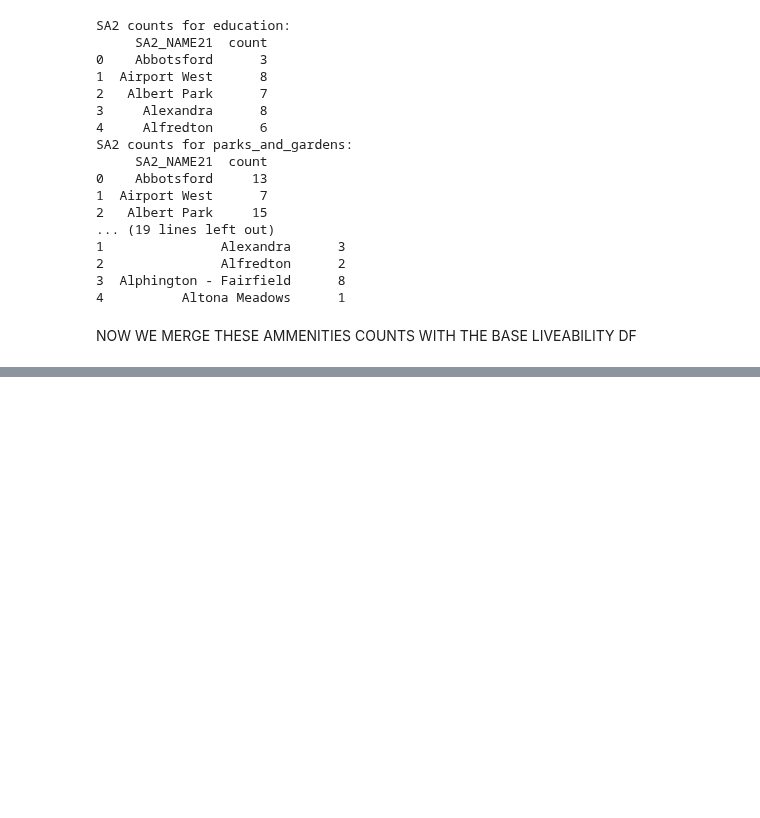
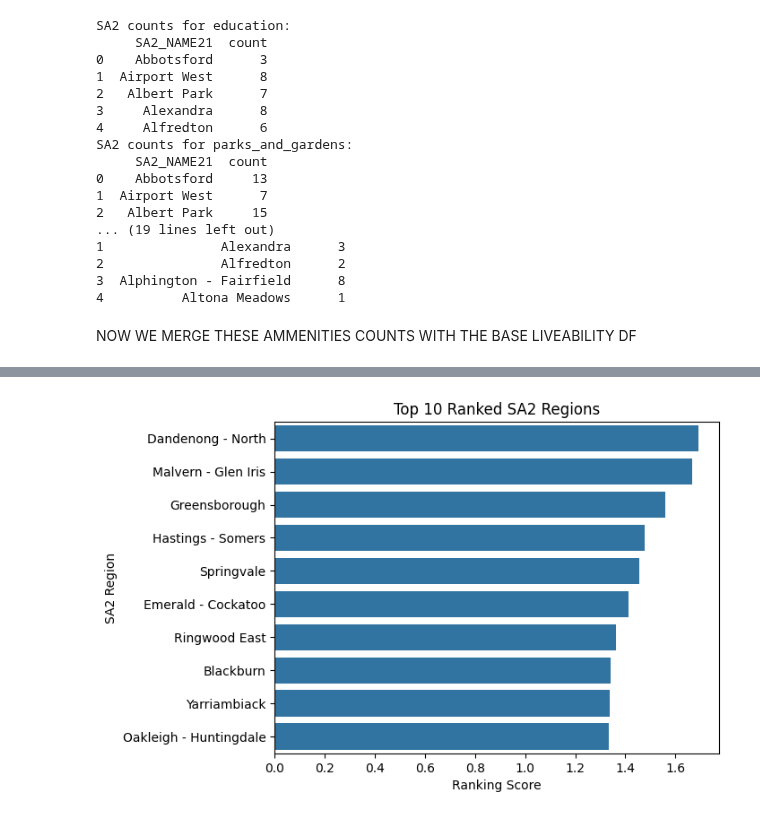
Before and after one commit to MAST30034-AppliedDataScience/project-2-group-real-estate-industry-project-31, a Jupyter notebook: notebooks/liveability_calculations.ipynb, the cells around one changed output, grey strips where cells are left out. Drawn from its saved outputs; the diff is of its cells as text; code cells hidden in the pictures; blank space fills up the shorter version.

```diff
--- a/notebooks/liveability_calculations.ipynb
+++ b/notebooks/liveability_calculations.ipynb
@@ -608,3 +608,19 @@ base_df.head()
 | 2 | Albert Park | 5590.5 | 34.666667 | 33245.0 | 18449.0 | 4.6747 | 3946.563416 | ... |
 | 3 | Alexandra | 889.0 | 29.866667 | 552.0 | 6850.0 | 2118.9554 | 3.232725 | ... |
 | 4 | Alfredton | 1323.9 | 0.000000 | 4281.0 | 16896.0 | 52.7109 | 320.540913 | ... |
+# %%
+from sklearn.preprocessing import MinMaxScaler
+
+# Select the columns to normalize (excluding 'SA2_name_2021')
+columns_to_normalize = [
+    'num_businesses', 'homelessness', 'num_crimes', 'population',
+    'AREASQKM21', 'population_density', 'median_rent',
+    'education_count', 'parks_count', 'healthcare_count',
+    'shopping_count', 'train_count'
+]
+
+# Initialize the MinMaxScaler
+scaler = MinMaxScaler()
+
+# Fit and transform the features
+base_df[columns_to_normalize] = scaler.fit_transform(base_df[columns_to_normalize])
@@ -610,0 +692,14 @@ base_df.head()
+# %%
+import seaborn as sns
+import matplotlib.pyplot as plt
+
+# Plot the top 10 ranked SA2 regions
+top_10_sa2 = df_ranked.head(10)
+
+sns.barplot(x='ranking_score', y='SA2_name_2021', data=top_10_sa2)
+plt.title('Top 10 Ranked SA2 Regions')
+plt.xlabel('Ranking Score')
+plt.ylabel('SA2 Region')
+plt.show()
+# %% [output]
+[figure, added]
```
Also changed, not shown: parts of 5 cells of this notebook.
